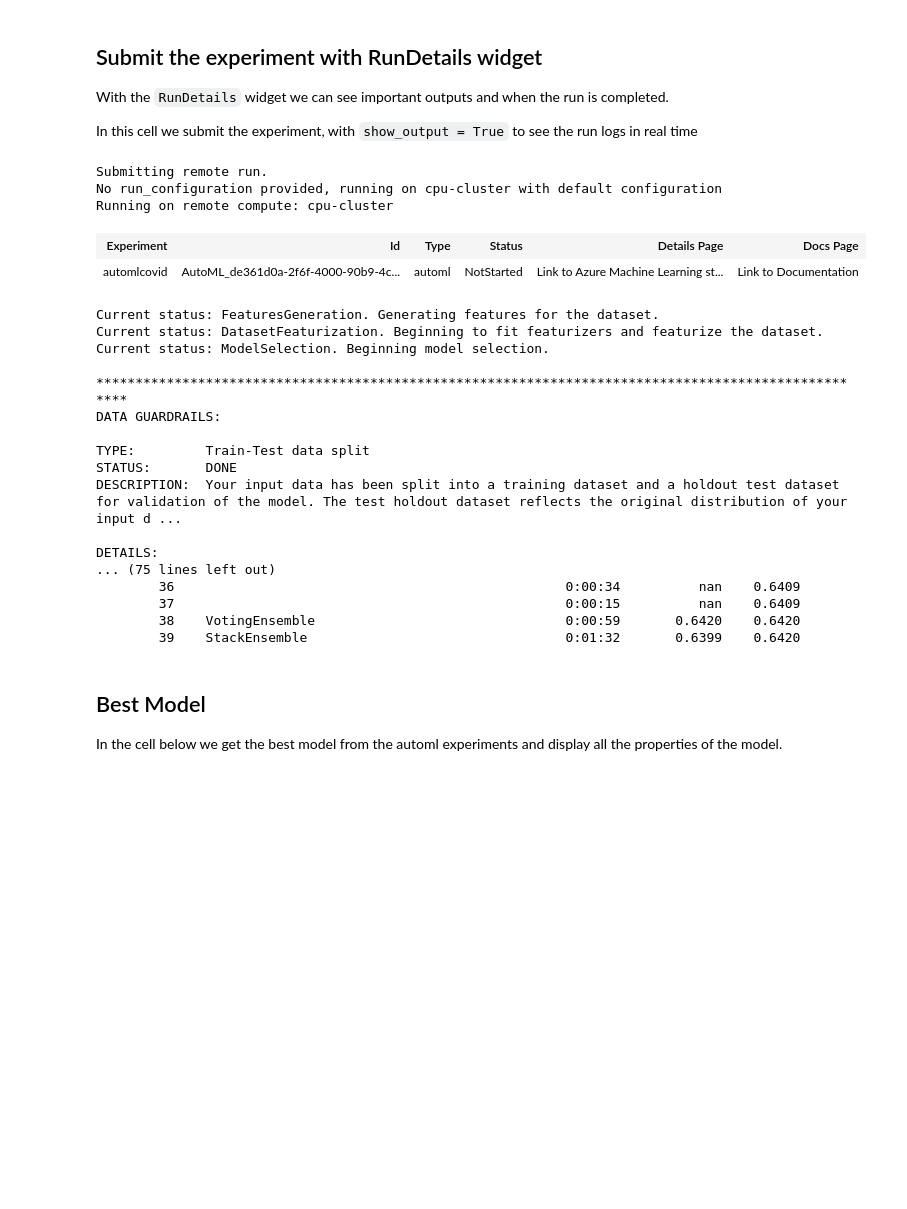
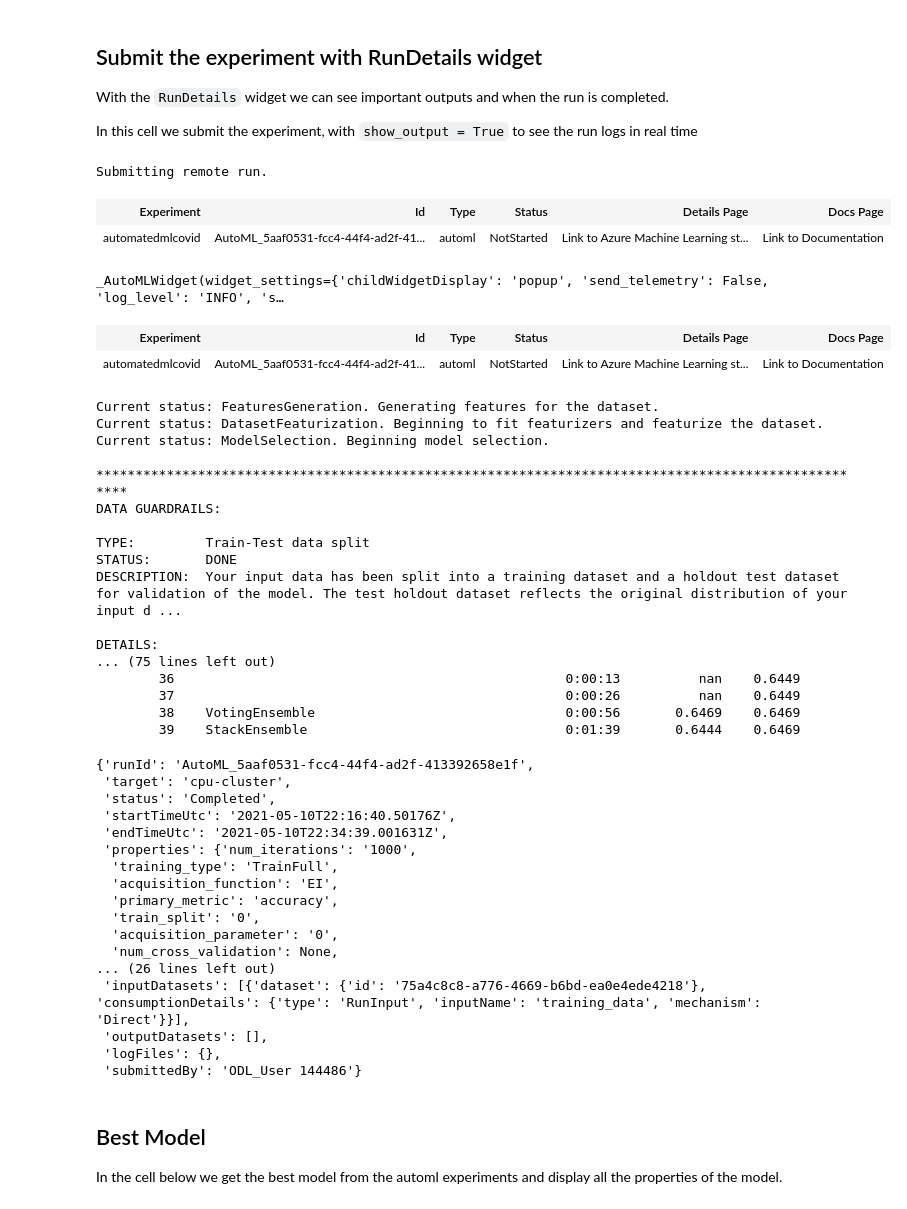
Before and after one commit to georgetegral/Capstone-Azure-Machine-Learning-Engineer, a Jupyter notebook: automl.ipynb, the cells around one changed output. Cells and saved outputs as stored; diff of their text form; code cells hidden in the pictures; blank space fills up the shorter version.

```diff
--- a/automl.ipynb
+++ b/automl.ipynb
@@ -67,7 +78,7 @@ print('Workspace name: ' + ws.name,
       'Resource group: ' + ws.resource_group, sep = '\n')
 
 # choose a name for experiment
-experiment_name = 'automlcovid'
+experiment_name = 'automatedmlcovid'
 
 experiment=Experiment(ws, experiment_name)
 experiment
@@ -328,32 +334,52 @@ With the `RunDetails` widget we can see important outputs and when the run is co
 In this cell we submit the experiment, with `show_output = True` to see the run logs in real time
 # %%
 from azureml.widgets import RunDetails
+#Submit the experiment
+remote_run = experiment.submit(automl_config)
+#Show Run Details
 RunDetails(remote_run).show()
-#Submit the experiment
-remote_run = experiment.submit(automl_config, show_output = True)
+remote_run.wait_for_completion(show_output=True)
 # %% [output]
 Submitting remote run.
-No run_configuration provided, running on cpu-cluster with default configuration
-Running on remote compute: cpu-cluster
 | Experiment | Id | Type | Status | Details Page | Docs Page |
-| automlcovid | AutoML_de361d0a-2f6f-4000-90b9-4c... | automl | NotStarted | Link to Azure Machine Learning st... | Link to Documentation |
+| automatedmlcovid | AutoML_5aaf0531-fcc4-44f4-ad2f-41... | automl | NotStarted | Link to Azure Machine Learning st... | Link to Documentation |
-Current status: FeaturesGeneration. Generating features for the dataset.
-Current status: DatasetFeaturization. Beginning to fit featurizers and featurize the dataset.
-Current status: ModelSelection. Beginning model selection.
-
-****************************************************************************************************
-DATA GUARDRAILS:
-
-TYPE:         Train-Test data split
-STATUS:       DONE
-DESCRIPTION:  Your input data has been split into a training dataset and a holdout test dataset for validation of the model. The test holdout dataset reflects the original distribution of your input d ...
-
-DETAILS:
-... (75 lines left out)
-        36                                                  0:00:34          nan    0.6409
-        37                                                  0:00:15          nan    0.6409
-        38    VotingEnsemble                                0:00:59       0.6420    0.6420
-        39    StackEnsemble                                 0:01:32       0.6399    0.6420
+_AutoMLWidget(widget_settings={'childWidgetDisplay': 'popup', 'send_telemetry': False, 'log_level': 'INFO', 's…
+| Experiment | Id | Type | Status | Details Page | Docs Page |
+| automatedmlcovid | AutoML_5aaf0531-fcc4-44f4-ad2f-41... | automl | NotStarted | Link to Azure Machine Learning st... | Link to Documentation |
+Current status: FeaturesGeneration. Generating features for the dataset.
+Current status: DatasetFeaturization. Beginning to fit featurizers and featurize the dataset.
+Current status: ModelSelection. Beginning model selection.
+
+****************************************************************************************************
+DATA GUARDRAILS:
+
+TYPE:         Train-Test data split
+STATUS:       DONE
+DESCRIPTION:  Your input data has been split into a training dataset and a holdout test dataset for validation of the model. The test holdout dataset reflects the original distribution of your input d ...
+
+DETAILS:
+... (75 lines left out)
+        36                                                  0:00:13          nan    0.6449
+        37                                                  0:00:26          nan    0.6449
+        38    VotingEnsemble                                0:00:56       0.6469    0.6469
+        39    StackEnsemble                                 0:01:39       0.6444    0.6469
+{'runId': 'AutoML_5aaf0531-fcc4-44f4-ad2f-413392658e1f',
+ 'target': 'cpu-cluster',
+ 'status': 'Completed',
+ 'startTimeUtc': '2021-05-10T22:16:40.50176Z',
+ 'endTimeUtc': '2021-05-10T22:34:39.001631Z',
+ 'properties': {'num_iterations': '1000',
+  'training_type': 'TrainFull',
+  'acquisition_function': 'EI',
+  'primary_metric': 'accuracy',
+  'train_split': '0',
+  'acquisition_parameter': '0',
+  'num_cross_validation': None,
+... (26 lines left out)
+ 'inputDatasets': [{'dataset': {'id': '75a4c8c8-a776-4669-b6bd-ea0e4ede4218'}, 'consumptionDetails': {'type': 'RunInput', 'inputName': 'training_data', 'mechanism': 'Direct'}}],
+ 'outputDatasets': [],
+ 'logFiles': {},
+ 'submittedBy': 'ODL_User 144486'}
 # %% [markdown]
 ## Best Model
 
```
Also changed, not shown: parts of 21 cells of this notebook, 2 other files.
